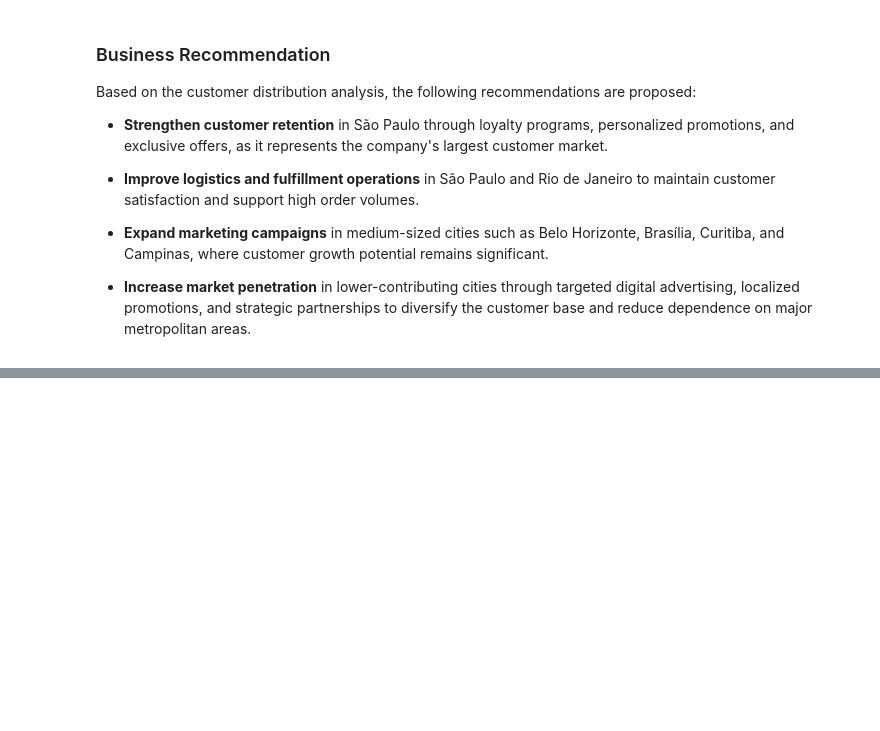
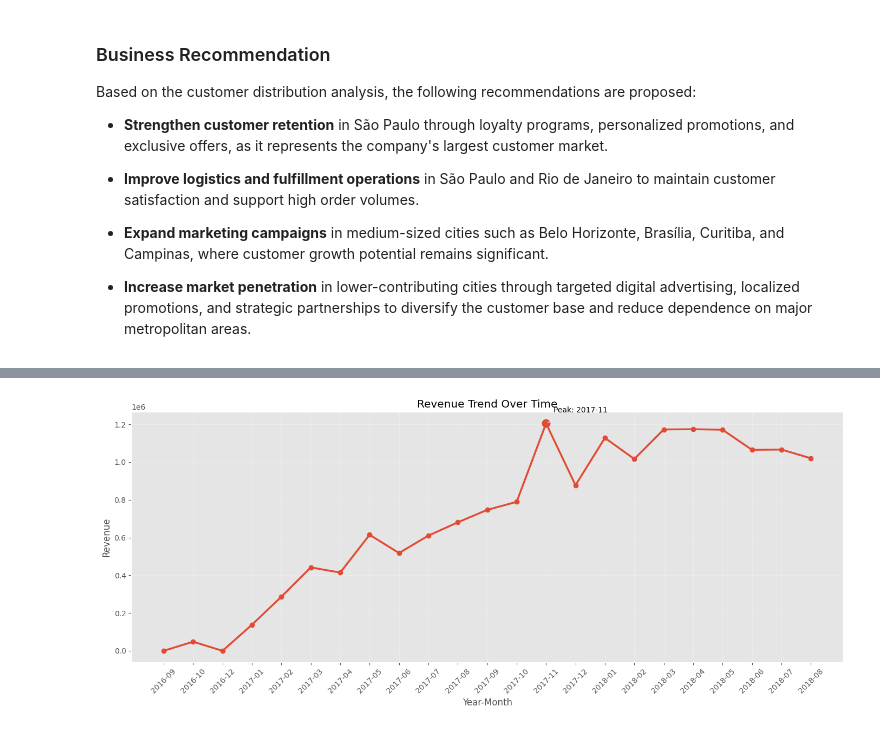
Before and after one commit to Nicolauzzz/olist-ecommerce-sales-analysis, a Jupyter notebook: notebooks/03_eda.ipynb, the cells around one changed output, grey strips where cells are left out. Cells and saved outputs as stored; diff of their text form; code cells hidden in the pictures; blank space fills up the shorter version.

```diff
--- a/notebooks/03_eda.ipynb
+++ b/notebooks/03_eda.ipynb
@@ -332,0 +634,12 @@ Based on the customer distribution analysis, the following recommendations are p
+# %%
+sales_completed = sales[
+    (sales["order_status"] == "delivered") &
+    (sales["total_sales"].notna())
+].copy()
+# %%
+monthly_trend = (
+    sales_completed
+    .groupby("year_month")["total_sales"]
+    .sum()
+    .reset_index()
+)
@@ -332,0 +655,37 @@ Based on the customer distribution analysis, the following recommendations are p
+# %%
+peak = monthly_trend.loc[
+    monthly_trend["total_sales"].idxmax()
+]
+
+plt.figure(figsize=(14,6))
+
+plt.plot(
+    monthly_trend["year_month"],
+    monthly_trend["total_sales"],
+    marker="o",
+    linewidth=2.5
+)
+
+plt.scatter(
+    peak["year_month"],
+    peak["total_sales"],
+    s=120
+)
+
+plt.annotate(
+    f'Peak: {peak["year_month"]}',
+    xy=(peak["year_month"], peak["total_sales"]),
+    xytext=(10, 15),
+    textcoords="offset points",
+    arrowprops=dict(arrowstyle="->")
+)
+
+plt.title("Revenue Trend Over Time")
+plt.xlabel("Year-Month")
+plt.ylabel("Revenue")
+plt.xticks(rotation=45)
+plt.grid(alpha=0.3)
+plt.tight_layout()
+plt.show()
+# %% [output]
+[figure, added]
```
Also changed, not shown: parts of 48 cells of this notebook.
